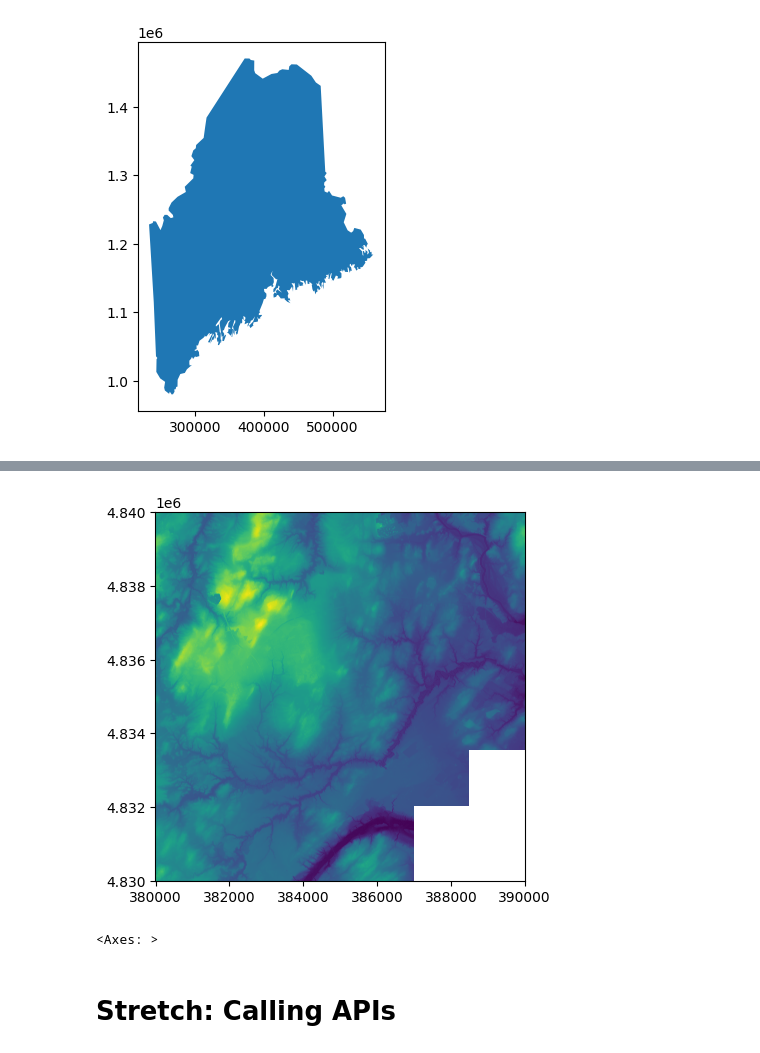
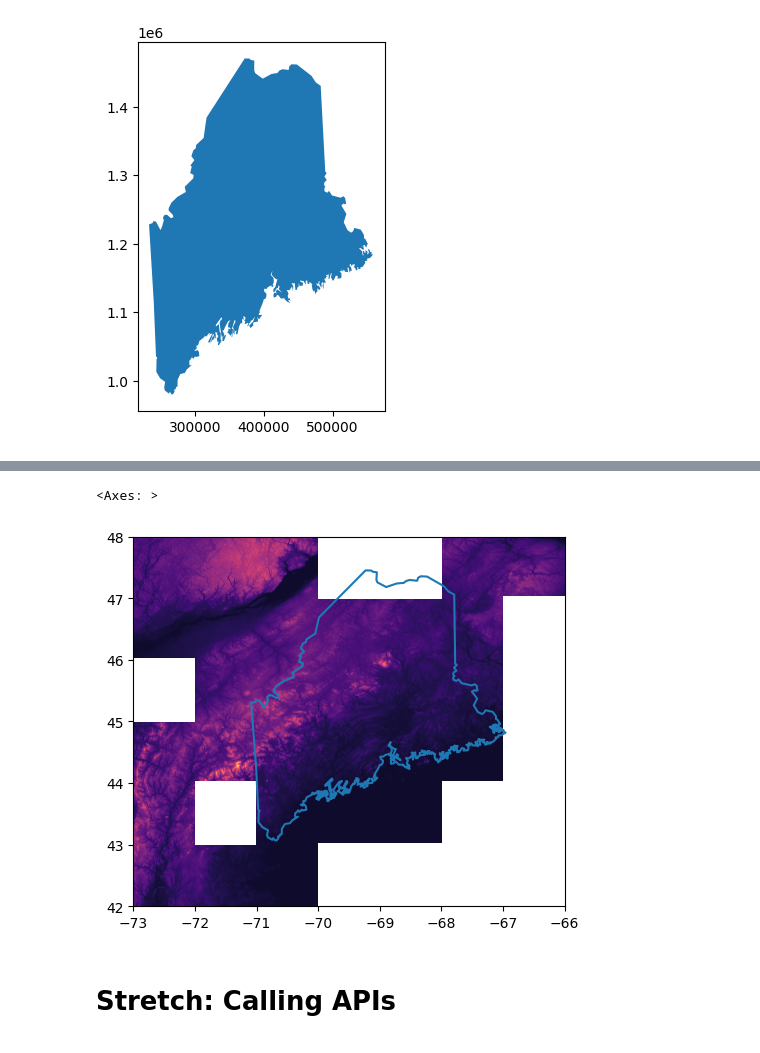
Before and after one commit to tuftsdatalab/python-geoprocessing, a Jupyter notebook: Demos.ipynb, the cells around one changed output, grey strips where cells are left out. Saved outputs shown, nothing was run; the diff lists cells and outputs as text; code cells hidden in the pictures.

```diff
--- a/Demos.ipynb
+++ b/Demos.ipynb
@@ -632,4 +697,2 @@ with rio.open("mosaic.tif", "w", **out_meta) as dest:
 # %%
 DEM=rio.open('mosaic.tif')
-# %%
-DEM=rio.open('/content/USGS_1M_19_x39y484_ME_SouthCoastal_2020_A20.tif')
@@ -660,9 +699,10 @@ array([[51.52993  , 51.66295  , 51.78202  , ..., 10.4387865, 10.457841 ,
-# %%
-ax=show(DEM)
-Maine.boundary.plot(ax=ax)
-# %% [output]
-[figure, removed]
-<Axes: >
+# %%
+#Let's see how that worked!
+ax=Maine.to_crs(epsg=4326).boundary.plot()
+show(DEM,ax=ax,cmap='magma')
+# %% [output]
+<Axes: >
+[figure, added]
 # %% [markdown]
 # Stretch: Calling APIs
 # %% [markdown]
```
Also changed, not shown: parts of 27 cells of this notebook.
